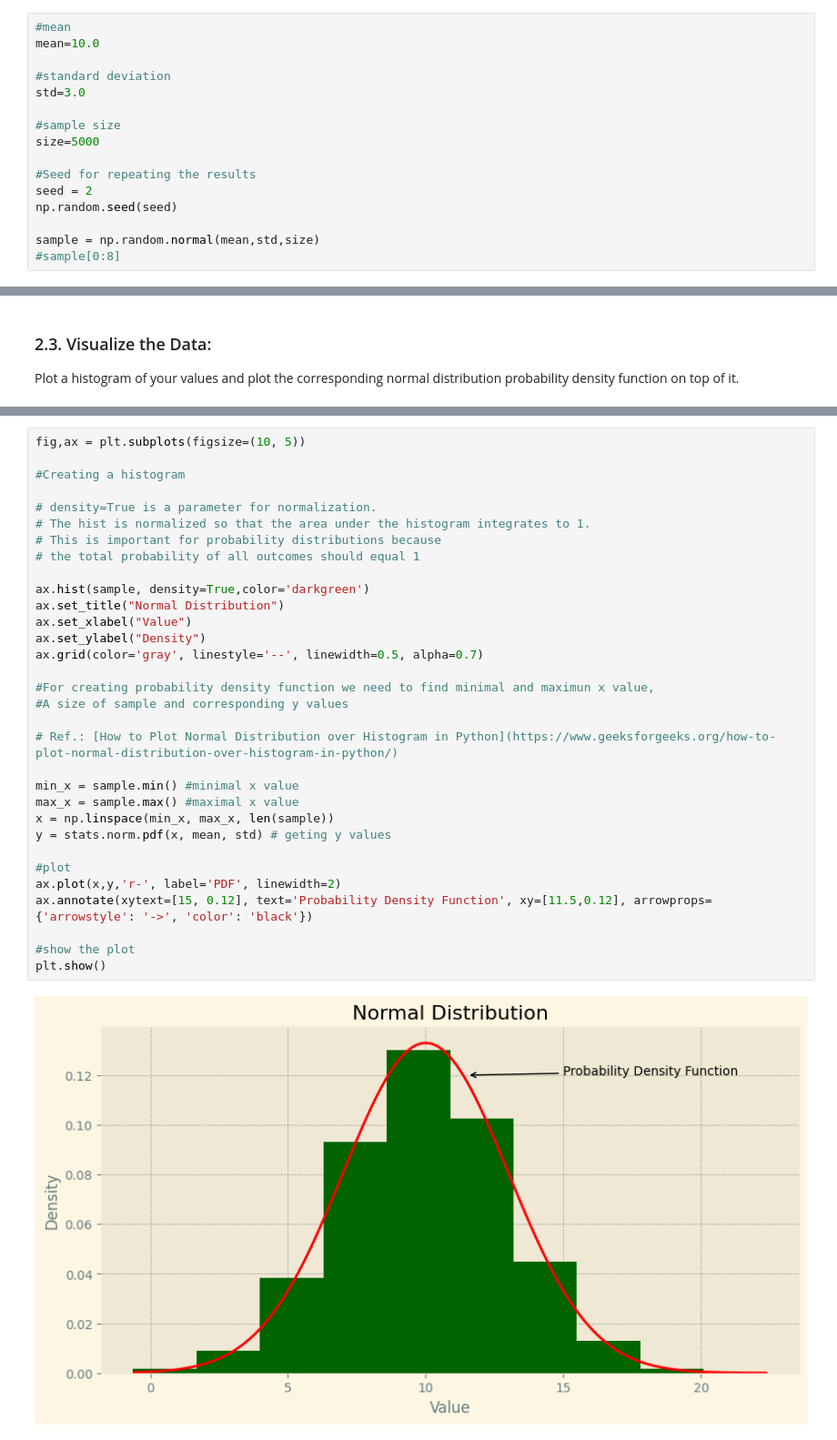
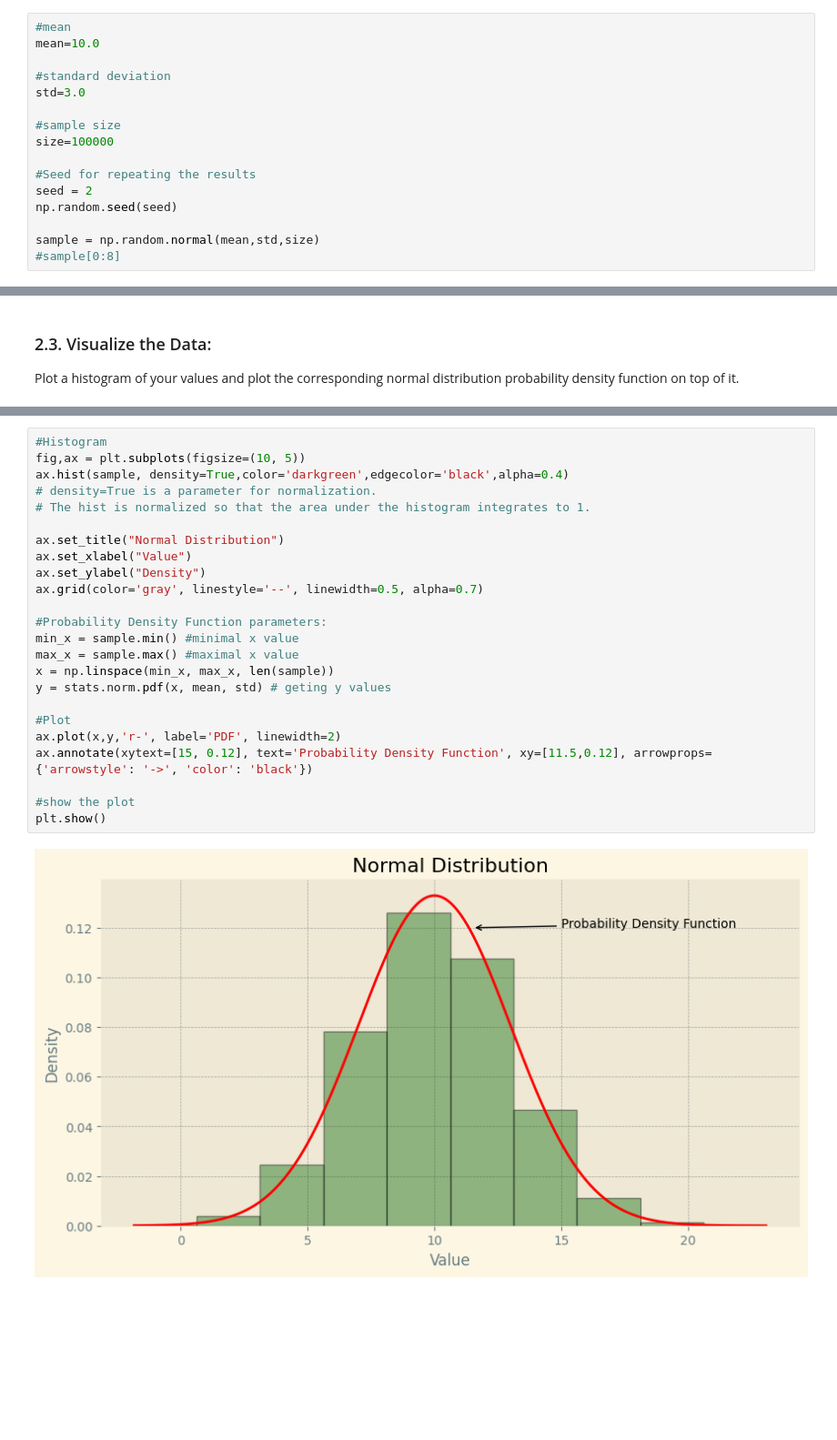
Before and after one commit to Kate-217/applied_statistics_assesment, a Jupyter notebook: tasks.ipynb, the cells around one changed output, grey strips where cells are left out. Shown: that part at 91% size. Saved outputs shown, nothing was run; the diff lists cells and outputs as text; blank space fills up the shorter version.

Commit message:
The sample size changed.

```diff
--- a/tasks.ipynb
+++ b/tasks.ipynb
@@ -174,7 +175,7 @@ mean=10.0
 std=3.0
 
 #sample size
-size=5000
+size=100000
 
 #Seed for repeating the results
 seed = 2
@@ -238,34 +240,26 @@ Plot a histogram of your values and plot the corresponding normal distribution p
 # %%
+#Histogram
 fig,ax = plt.subplots(figsize=(10, 5))
-
-#Creating a histogram
-
+ax.hist(sample, density=True,color='darkgreen',edgecolor='black',alpha=0.4)
 # density=True is a parameter for normalization.
 # The hist is normalized so that the area under the histogram integrates to 1.
-# This is important for probability distributions because
-# the total probability of all outcomes should equal 1
 
-ax.hist(sample, density=True,color='darkgreen')
 ax.set_title("Normal Distribution")
 ax.set_xlabel("Value")
 ax.set_ylabel("Density")
 ax.grid(color='gray', linestyle='--', linewidth=0.5, alpha=0.7)
 
-#For creating probability density function we need to find minimal and maximun x value,
-#A size of sample and corresponding y values
-
-# Ref.: [How to Plot Normal Distribution over Histogram in Python](https://www.geeksforgeeks.org/how-to-plot-normal-distribution-over-histogram-in-python/)
-
+#Probability Density Function parameters:
 min_x = sample.min() #minimal x value
 max_x = sample.max() #maximal x value
 x = np.linspace(min_x, max_x, len(sample))
 y = stats.norm.pdf(x, mean, std) # geting y values
 
-#plot
+#Plot
 ax.plot(x,y,'r-', label='PDF', linewidth=2)
 ax.annotate(xytext=[15, 0.12], text='Probability Density Function', xy=[11.5,0.12], arrowprops={'arrowstyle': '->', 'color': 'black'})
 
 #show the plot
 plt.show()
 # %% [output]
-[figure, old version]
+[figure, new version]
```
Also changed, not shown: parts of 7 cells of this notebook.
